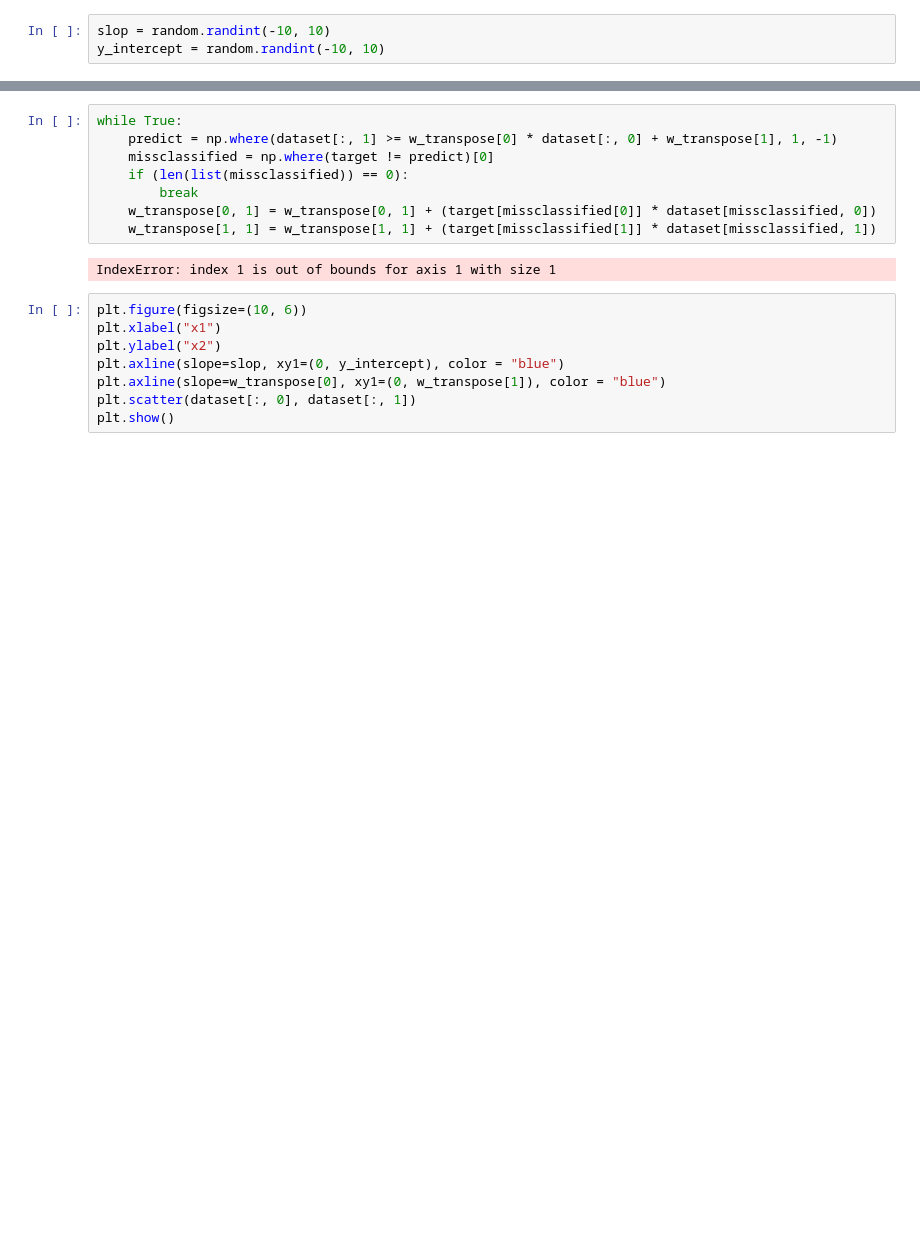
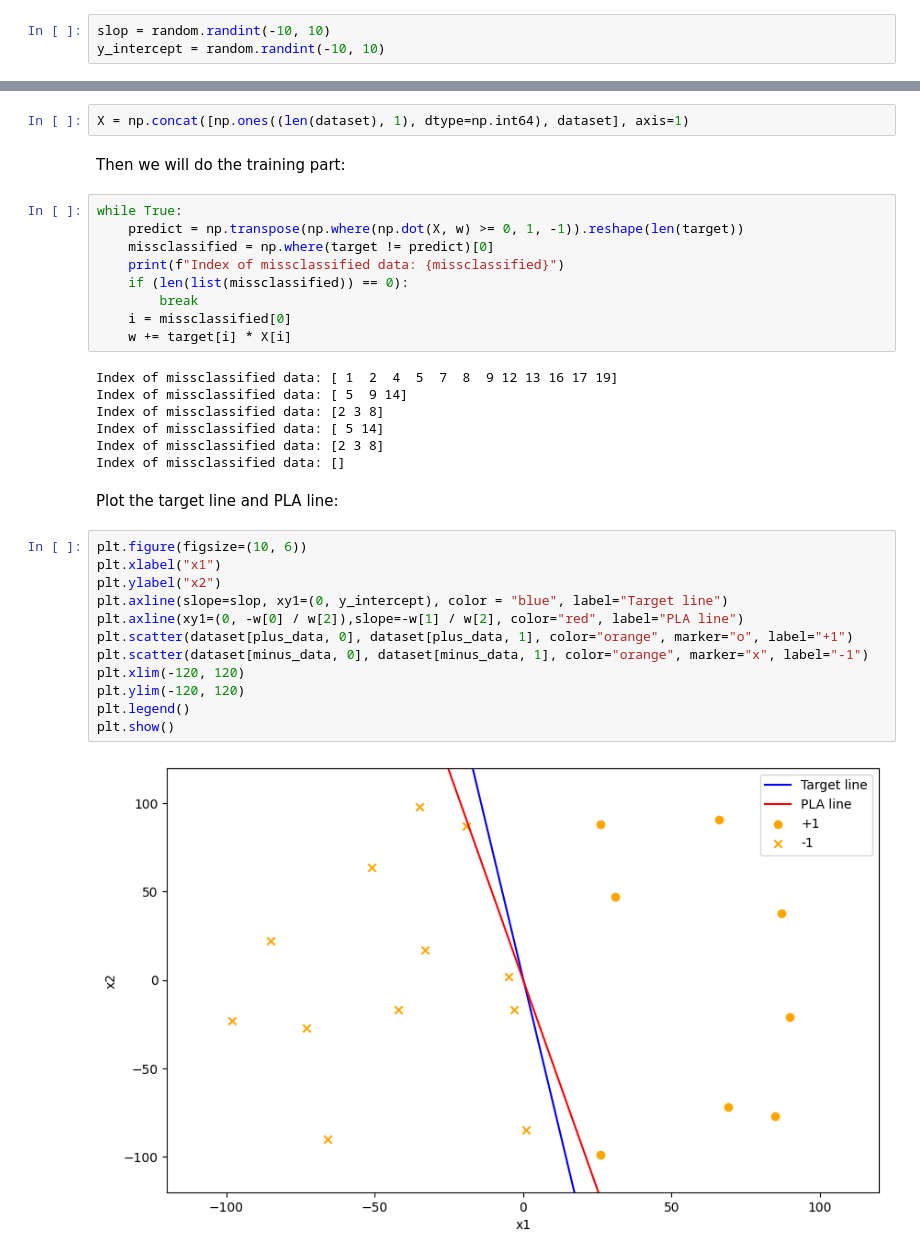
Before and after one commit to Mehrdadt1999/Learning_From_Data_exercises, a Jupyter notebook: chapter1_exc.ipynb, the cells around one changed output, grey strips where cells are left out. Cells and saved outputs as stored; diff of their text form; blank space fills up the shorter version.

```diff
--- a/chapter1_exc.ipynb
+++ b/chapter1_exc.ipynb
@@ -63,18 +91,36 @@ array([[0, 0]])
+# %%
+X = np.concat([np.ones((len(dataset), 1), dtype=np.int64), dataset], axis=1)
+# %% [markdown]
+Then we will do the training part:
 # %%
 while True:
-    predict = np.where(dataset[:, 1] >= w_transpose[0] * dataset[:, 0] + w_transpose[1], 1, -1)
+    predict = np.transpose(np.where(np.dot(X, w) >= 0, 1, -1)).reshape(len(target))
     missclassified = np.where(target != predict)[0]
+    print(f"Index of missclassified data: {missclassified}")
     if (len(list(missclassified)) == 0):
         break
-    w_transpose[0, 1] = w_transpose[0, 1] + (target[missclassified[0]] * dataset[missclassified, 0])
-    w_transpose[1, 1] = w_transpose[1, 1] + (target[missclassified[1]] * dataset[missclassified, 1])
+    i = missclassified[0]
+    w += target[i] * X[i]
 # %% [output]
-IndexError: index 1 is out of bounds for axis 1 with size 1
+Index of missclassified data: [ 1  2  4  5  7  8  9 12 13 16 17 19]
+Index of missclassified data: [ 5  9 14]
+Index of missclassified data: [2 3 8]
+Index of missclassified data: [ 5 14]
+Index of missclassified data: [2 3 8]
+Index of missclassified data: []
+# %% [markdown]
+Plot the target line and PLA line:
 # %%
 plt.figure(figsize=(10, 6))
 plt.xlabel("x1")
 plt.ylabel("x2")
-plt.axline(slope=slop, xy1=(0, y_intercept), color = "blue")
-plt.axline(slope=w_transpose[0], xy1=(0, w_transpose[1]), color = "blue")
-plt.scatter(dataset[:, 0], dataset[:, 1])
+plt.axline(slope=slop, xy1=(0, y_intercept), color = "blue", label="Target line")
+plt.axline(xy1=(0, -w[0] / w[2]),slope=-w[1] / w[2], color="red", label="PLA line")
+plt.scatter(dataset[plus_data, 0], dataset[plus_data, 1], color="orange", marker="o", label="+1")
+plt.scatter(dataset[minus_data, 0], dataset[minus_data, 1], color="orange", marker="x", label="-1")
+plt.xlim(-120, 120)
+plt.ylim(-120, 120)
+plt.legend()
 plt.show()
+# %% [output]
+[figure, added]
```
Also changed, not shown: parts of 14 cells of this notebook.
